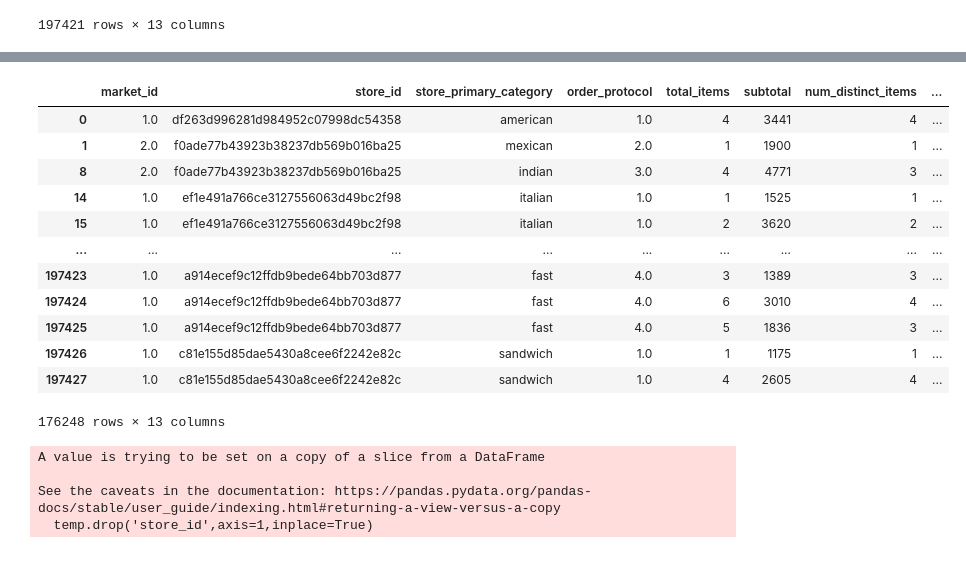
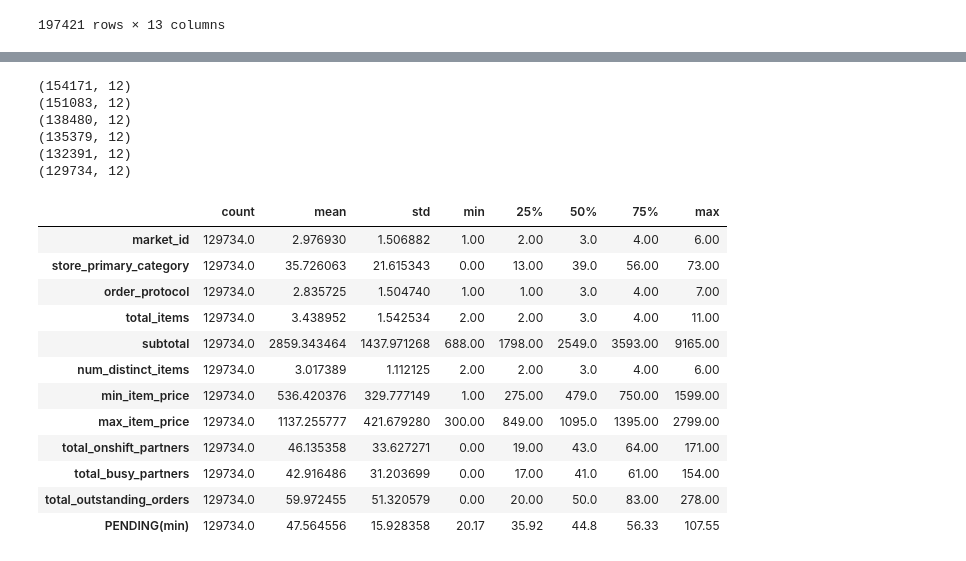
Before and after one commit to isoori/Porter-Delivery-Time-Estimation, a Jupyter notebook: Untitled.ipynb, the cells around one changed output, grey strips where cells are left out. Saved outputs shown, nothing was run; the diff lists cells and outputs as text; code cells hidden in the pictures.

```diff
--- a/Untitled.ipynb
+++ b/Untitled.ipynb
@@ -128,0 +121,8 @@ Name: PENDING(sec), dtype: float64
+# %%
+dfn_new['market_id'].fillna(2.0,inplace=True)
+dfn_new['store_primary_category'] = dfn_new['store_primary_category'].fillna('american')
+dfn_new['order_protocol'] = dfn_new['order_protocol'].fillna(1.0)
+dfn_new['total_onshift_partners'] = dfn_new['total_onshift_partners'].fillna(dfn_new['total_onshift_partners'].mean())
+dfn_new['total_busy_partners'] = dfn_new['total_busy_partners'].fillna(dfn_new['total_busy_partners'].mean())
+dfn_new['total_outstanding_orders'] = dfn_new['total_outstanding_orders'].fillna(dfn_new['total_outstanding_orders'].mean())
+dfn_new.drop('store_id',axis=1,inplace=True)
@@ -128,0 +151,4 @@ Name: PENDING(sec), dtype: float64
+# %%
+le=LabelEncoder()
+dfn_new['store_primary_category'] = le.fit_transform(dfn_new['store_primary_category'])
+dfn_new
@@ -128,0 +185,6 @@ Name: PENDING(sec), dtype: float64
+# %%
+dfn_new = dfn_new[dfn_new['min_item_price']>=0]
+dfn_new = dfn_new[dfn_new['total_onshift_partners']>=0]
+dfn_new = dfn_new[dfn_new['total_busy_partners']>=0]
+dfn_new = dfn_new[dfn_new['total_outstanding_orders']>=0]
+dfn_new
@@ -129,23 +205,31 @@ Name: PENDING(sec), dtype: float64
+# %%
+col=['total_items','subtotal','num_distinct_items','min_item_price','max_item_price','PENDING(min)']
+temp = dfn_new.copy()
+for i in col:
+    q1=np.percentile(temp[i],1)
+    q3=np.percentile(temp[i],99)
+    temp = temp[(temp[i]>q1) & (temp[i]<q3)]
+    print(temp.shape)
+# %% [output]
+(154171, 12)
+(151083, 12)
+(138480, 12)
+(135379, 12)
+(132391, 12)
+(129734, 12)
 # %%
-temp
+temp.describe().T
 # %% [output]
-|  | market_id | store_id | store_primary_category | order_protocol | total_items | subtotal | num_distinct_items | ... |
-| 0 | 1.0 | df263d996281d984952c07998dc54358 | american | 1.0 | 4 | 3441 | 4 | ... |
-| 1 | 2.0 | f0ade77b43923b38237db569b016ba25 | mexican | 2.0 | 1 | 1900 | 1 | ... |
-| 8 | 2.0 | f0ade77b43923b38237db569b016ba25 | indian | 3.0 | 4 | 4771 | 3 | ... |
-| 14 | 1.0 | ef1e491a766ce3127556063d49bc2f98 | italian | 1.0 | 1 | 1525 | 1 | ... |
-| 15 | 1.0 | ef1e491a766ce3127556063d49bc2f98 | italian | 1.0 | 2 | 3620 | 2 | ... |
-| ... | ... | ... | ... | ... | ... | ... | ... | ... |
-| 197423 | 1.0 | a914ecef9c12ffdb9bede64bb703d877 | fast | 4.0 | 3 | 1389 | 3 | ... |
-| 197424 | 1.0 | a914ecef9c12ffdb9bede64bb703d877 | fast | 4.0 | 6 | 3010 | 4 | ... |
-| 197425 | 1.0 | a914ecef9c12ffdb9bede64bb703d877 | fast | 4.0 | 5 | 1836 | 3 | ... |
-| 197426 | 1.0 | c81e155d85dae5430a8cee6f2242e82c | sandwich | 1.0 | 1 | 1175 | 1 | ... |
-| 197427 | 1.0 | c81e155d85dae5430a8cee6f2242e82c | sandwich | 1.0 | 4 | 2605 | 4 | ... |
+|  | count | mean | std | min | 25% | 50% | 75% | max |
+| market_id | 129734.0 | 2.976930 | 1.506882 | 1.00 | 2.00 | 3.0 | 4.00 | 6.00 |
+| store_primary_category | 129734.0 | 35.726063 | 21.615343 | 0.00 | 13.00 | 39.0 | 56.00 | 73.00 |
+| order_protocol | 129734.0 | 2.835725 | 1.504740 | 1.00 | 1.00 | 3.0 | 4.00 | 7.00 |
+| total_items | 129734.0 | 3.438952 | 1.542534 | 2.00 | 2.00 | 3.0 | 4.00 | 11.00 |
+| subtotal | 129734.0 | 2859.343464 | 1437.971268 | 688.00 | 1798.00 | 2549.0 | 3593.00 | 9165.00 |
+| num_distinct_items | 129734.0 | 3.017389 | 1.112125 | 2.00 | 2.00 | 3.0 | 4.00 | 6.00 |
+| min_item_price | 129734.0 | 536.420376 | 329.777149 | 1.00 | 275.00 | 479.0 | 750.00 | 1599.00 |
+| max_item_price | 129734.0 | 1137.255777 | 421.679280 | 300.00 | 849.00 | 1095.0 | 1395.00 | 2799.00 |
+| total_onshift_partners | 129734.0 | 46.135358 | 33.627271 | 0.00 | 19.00 | 43.0 | 64.00 | 171.00 |
+| total_busy_partners | 129734.0 | 42.916486 | 31.203699 | 0.00 | 17.00 | 41.0 | 61.00 | 154.00 |
+| total_outstanding_orders | 129734.0 | 59.972455 | 51.320579 | 0.00 | 20.00 | 50.0 | 83.00 | 278.00 |
+| PENDING(min) | 129734.0 | 47.564556 | 15.928358 | 20.17 | 35.92 | 44.8 | 56.33 | 107.55 |
-176248 rows × 13 columns
-# %%
-temp.drop('store_id',axis=1,inplace=True)
-# %% [output]
-A value is trying to be set on a copy of a slice from a DataFrame
-
-See the caveats in the documentation: https://pandas.pydata.org/pandas-docs/stable/user_guide/indexing.html#returning-a-view-versus-a-copy
-  temp.drop('store_id',axis=1,inplace=True)
```
Also changed, not shown: parts of 26 cells of this notebook.
